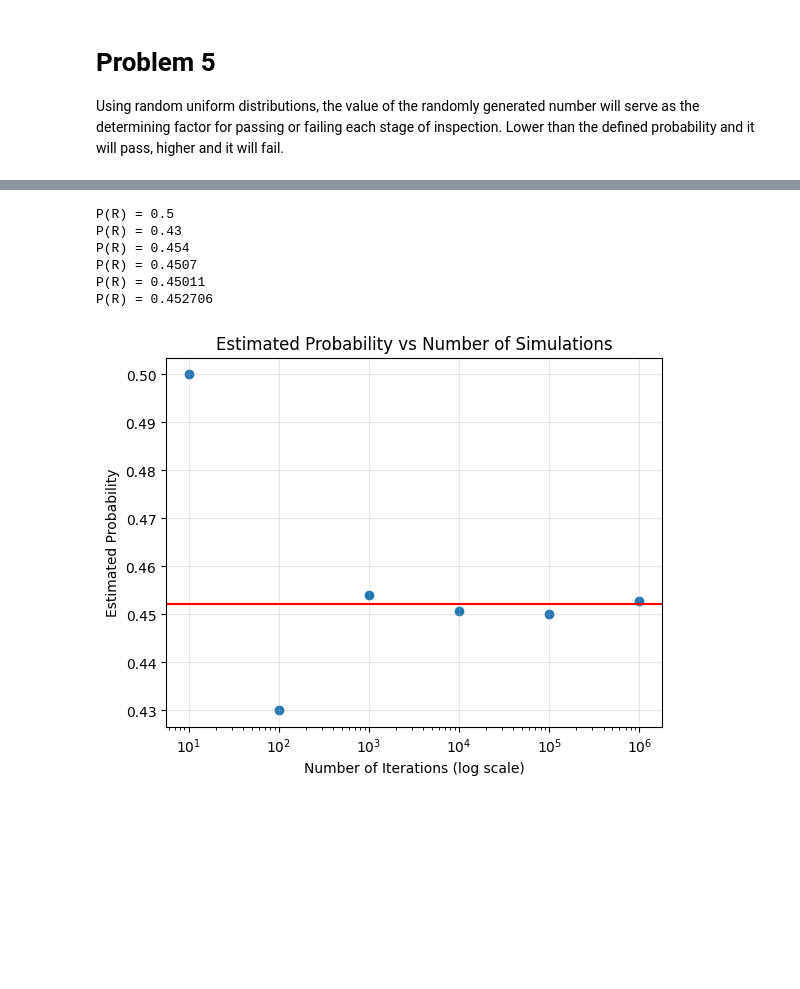
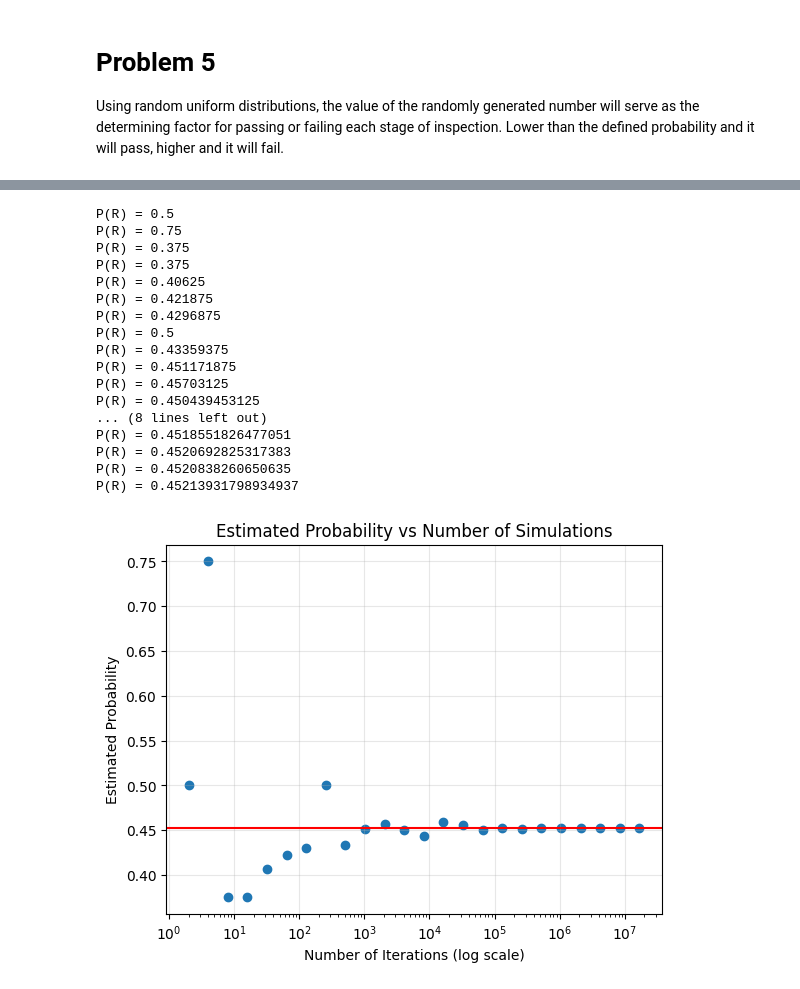
Before and after one commit to Kymapo/OR760, a Jupyter notebook: OR760 HW1.ipynb, the cells around one changed output, grey strips where cells are left out. Drawn from its saved outputs; the diff is of its cells as text; code cells hidden in the pictures; blank space fills up the shorter version.

```diff
--- a/OR760 HW1.ipynb
+++ b/OR760 HW1.ipynb
@@ -60,14 +60,14 @@ def two_stage_screen(init_good_prob):
     fail = False
 
     R1 = random.random()
-    if R1 <= init_good_prob: # initial probabilities
+    if R1 <= init_good_prob: # initial probability for good
         item = 'good'
     else:
         item = 'bad'
 
     # Stage 1 screening (all items)
     if item == 'good':
-        R2a = random.random()
+        R2a = random.random() # Use different random number for good and bad for clarity
         if R2a <= 0.08:
             fail = True
     else: # item == 'bad'
@@ -79,8 +79,8 @@ def two_stage_screen(init_good_prob):
     if fail: # Only proceed to stage 2 if failed stage 1
         if item == 'good':
             R3a = random.random()
-            if R3a <= 0.98:
-                fail = False
+            if R3a <= 0.98: # Pass probability (not fail)
+                fail = False # Switch to pass
         else: # item == 'bad'
             R3b = random.random()
             if R3b <= 0.05:
@@ -91,12 +91,12 @@ def two_stage_screen(init_good_prob):
 
 
 
-sims = [10**i for i in range(1, 7)]  # 10, 100, 1000, 10000, 100000, 1000000
+sims = [2**i for i in range(1, 25)]
 probabilities = []
 for i in range(len(sims)):
     fail_count = 0
     for sim in range(sims[i]):
-        item, fail = two_stage_screen(0.9)
+        item, fail = two_stage_screen(0.9) # Change initial P(G) here
         if fail:
             fail_count += 1
             #print(f"Item: {item}, Failed screening: {fail}")
@@ -107,7 +107,7 @@ for i in range(len(sims)):
 # Plotting estimated probabilities vs number of iterations
 plt.figure(1)
 plt.scatter(sims, probabilities)
-plt.axhline(y=0.09169, color='r', label='Analytical P(R)')
+plt.axhline(y=0.09169, color='r', label='Analytical P(R)') # 0.09169 is analytical value for P(R) with P(G)=0.9 from part 1
 plt.xscale('log')
 plt.xlabel('Number of Iterations (log scale)')
 plt.ylabel('Estimated Probability')
@@ -125,32 +136,43 @@ P(R) = 0.091871
 # %%
-sims = [10**i for i in range(1, 7)]  # 10, 100, 1000, 10000, 100000, 1000000
+sims = [2**i for i in range(1, 25)]
 probabilities = []
 for i in range(len(sims)):
     fail_count = 0
     for sim in range(sims[i]):
-        item, fail = two_stage_screen(0.5)
+        item, fail = two_stage_screen(0.5) # Change initial good item probability to 0.5
         if fail:
             fail_count += 1
             #print(f"Item: {item}, Failed screening: {fail}")
 
     probabilities.append(fail_count / sims[i])
     print(f"P(R) = {fail_count / sims[i]}")
 
 # Plotting estimated probabilities vs number of iterations
 plt.figure(1)
 plt.scatter(sims, probabilities)
-plt.axhline(y=0.45205, color='r', label='Analytical P(R)') # Calculated analytically
+plt.axhline(y=0.45205, color='r', label='Analytical P(R)') # Calculated analytically 0.08 * 0.02 * 0.5 + 0.95 * 0.95 * 0.5
 plt.xscale('log')
 plt.xlabel('Number of Iterations (log scale)')
 plt.ylabel('Estimated Probability')
 plt.title('Estimated Probability vs Number of Simulations')
 plt.grid(True, alpha=0.3)
 plt.show()
 # %% [output]
 P(R) = 0.5
-P(R) = 0.43
-P(R) = 0.454
-P(R) = 0.4507
-P(R) = 0.45011
-P(R) = 0.452706
+P(R) = 0.75
+P(R) = 0.375
+P(R) = 0.375
+P(R) = 0.40625
+P(R) = 0.421875
+P(R) = 0.4296875
+P(R) = 0.5
+P(R) = 0.43359375
+P(R) = 0.451171875
+P(R) = 0.45703125
+P(R) = 0.450439453125
+... (8 lines left out)
+P(R) = 0.4518551826477051
+P(R) = 0.4520692825317383
+P(R) = 0.4520838260650635
+P(R) = 0.45213931798934937
-[figure, old version]
+[figure, new version]
```
Also changed, not shown: parts of 1 cell of this notebook.
